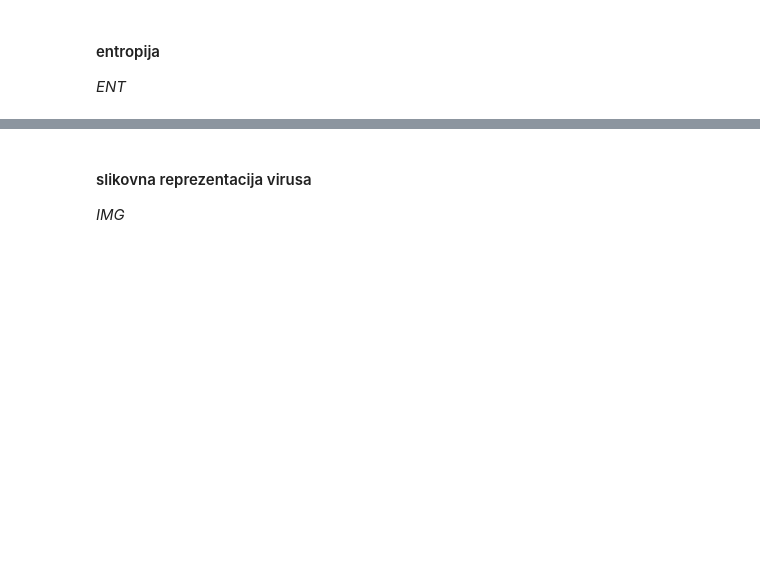
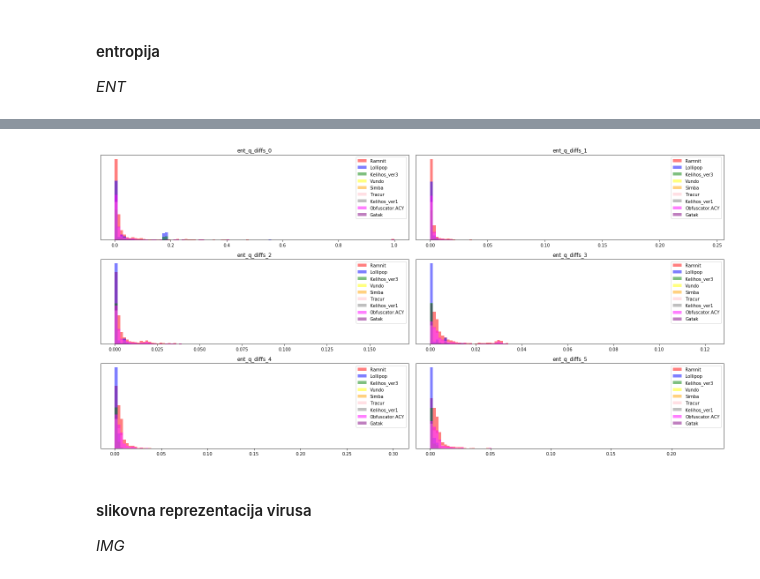
Before and after one commit to tomarga/Machine-Burning, a Jupyter notebook: [project proposal] microsoft malware classification.ipynb, the cells around one changed output, grey strips where cells are left out. Cells and saved outputs as stored; diff of their text form; code cells hidden in the pictures; blank space fills up the shorter version.

```diff
--- a/[project proposal] microsoft malware classification.ipynb
+++ b/[project proposal] microsoft malware classification.ipynb
@@ -138,0 +209,4 @@ _ENT_
+# %%
+# ENTROPY značajke
+entropy_features = features.iloc[:,260:462]
+entropy_features.head()
@@ -139,3 +221,7 @@ _ENT_
+# %%
+draw_histograms(entropy_features, 6, 3, 2, 100, True, 20, 10)
+# %% [output]
+[figure, added]
 # %% [markdown]
 #### slikovna reprezentacija virusa
 _IMG_
```
Also changed, not shown: parts of 55 cells of this notebook.
